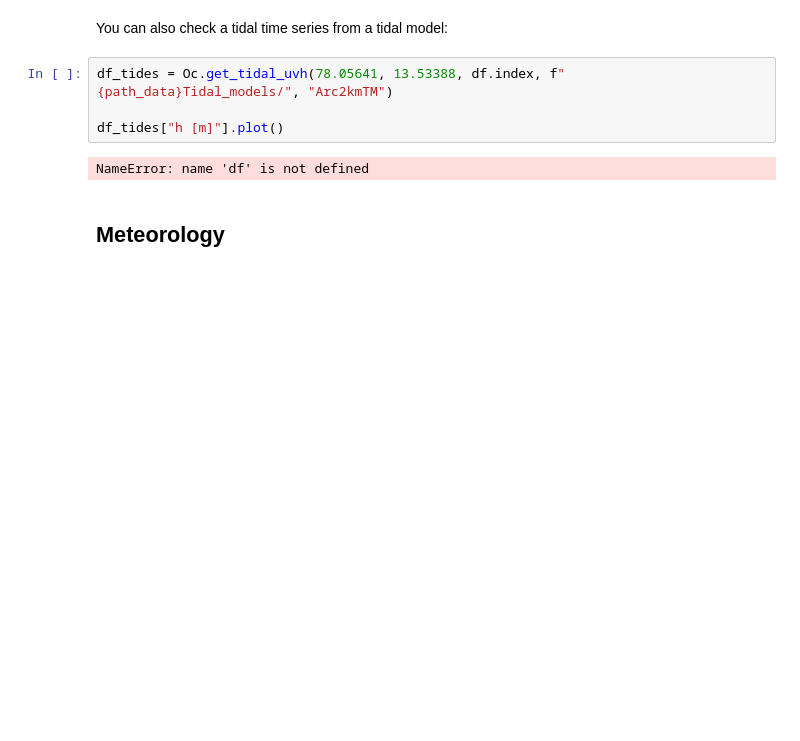
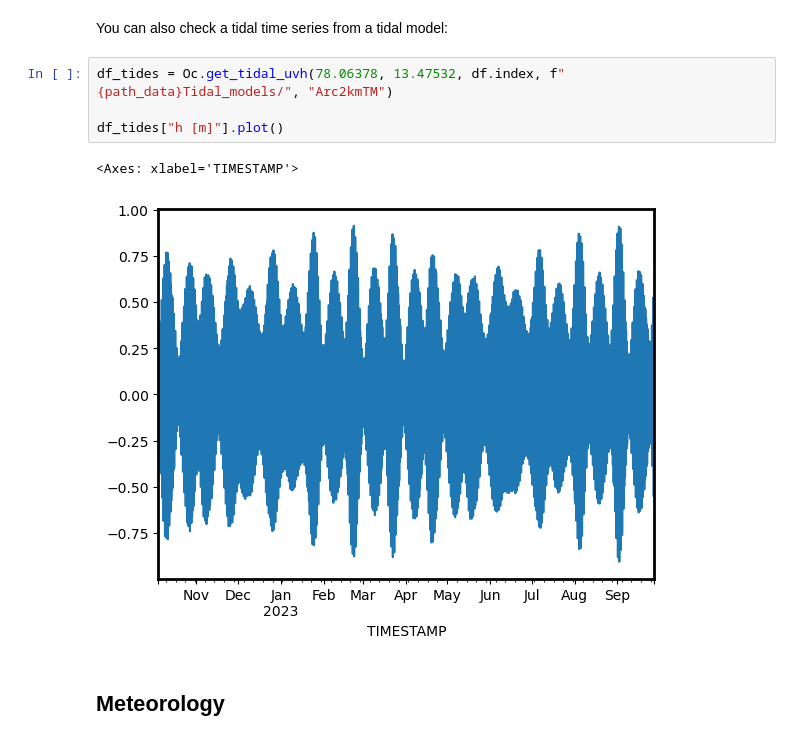
Before and after one commit to UNISvalbard/unisacsi, a Jupyter notebook: examples.ipynb, the cells around one changed output. Drawn from its saved outputs; the diff is of its cells as text; blank space fills up the shorter version.

```diff
--- a/examples.ipynb
+++ b/examples.ipynb
@@ -523,11 +514,12 @@ fig, ax_map, ax_ellipse = Oc.plot_map_tidal_ellipses(a,b,theta,g, ["M2"], lat_ce
 # %% [markdown]
 You can also check a tidal time series from a tidal model:
 # %%
-df_tides = Oc.get_tidal_uvh(78.05641, 13.53388, df.index, f"{path_data}Tidal_models/", "Arc2kmTM")
+df_tides = Oc.get_tidal_uvh(78.06378, 13.47532, df.index, f"{path_data}Tidal_models/", "Arc2kmTM")
 
 df_tides["h [m]"].plot()
 # %% [output]
-NameError: name 'df' is not defined
+<Axes: xlabel='TIMESTAMP'>
+[figure, added]
 # %% [markdown]
 ## Meteorology
 # %% [markdown]
```
Also changed, not shown: parts of 6 cells of this notebook, 3 other files.
